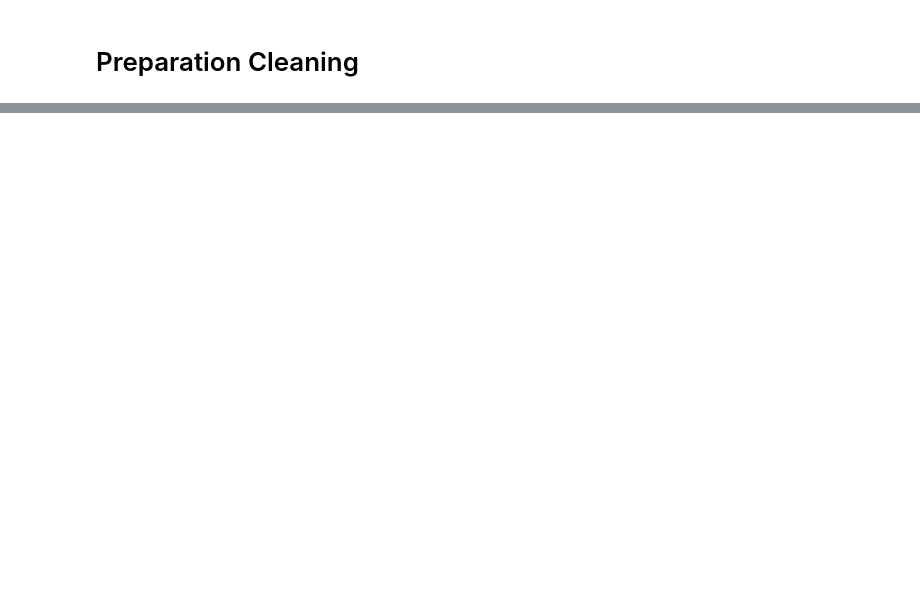
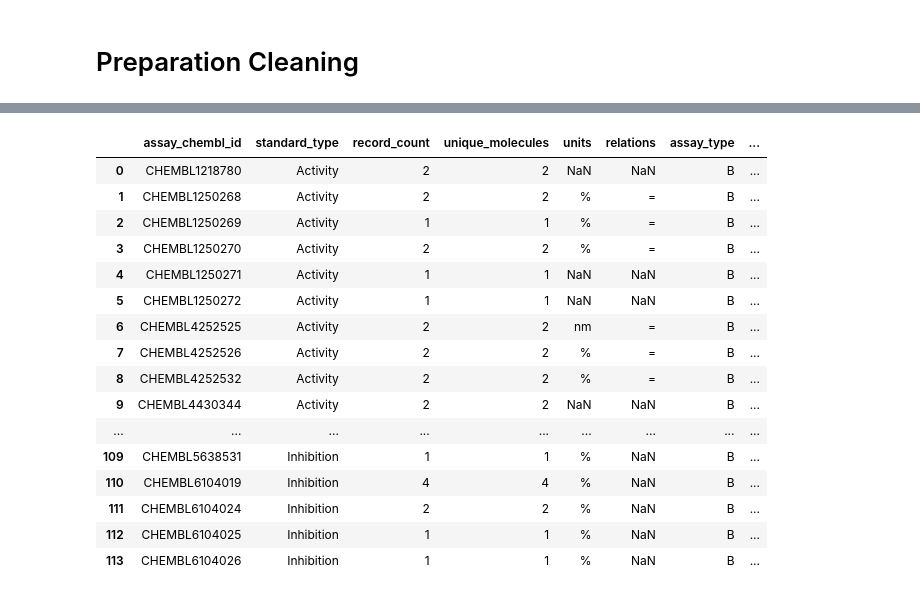
Before and after one commit to rzulnisfiann/PROJECT-SAINS-DATA, a Jupyter notebook: notebooks/03_data_cleaning_wrangling.ipynb, the cells around one changed output, grey strips where cells are left out. Saved outputs shown, nothing was run; the diff lists cells and outputs as text; code cells hidden in the pictures; blank space fills up the shorter version.

```diff
--- a/notebooks/03_data_cleaning_wrangling.ipynb
+++ b/notebooks/03_data_cleaning_wrangling.ipynb
@@ -7781,0 +7973,75 @@ print("\nALL FILES SAVED AND VERIFIED")
+# %%
+import pandas as pd
+
+CLEANED_DIR = OUTPUT_DIR / "01_Cleaned_Data"
+
+classification_path = (
+    CLEANED_DIR / "alpha_inhibition_activity_assay_classification.csv"
+)
+
+review_path = (
+    CLEANED_DIR / "alpha_inhibition_activity_assay_manual_review.csv"
+)
+
+group_summary_path = (
+    CLEANED_DIR / "alpha_inhibition_activity_assay_group_summary.csv"
+)
+
+classification = pd.read_csv(classification_path)
+manual_review = pd.read_csv(review_path)
+
+# 1. Ringkasan seluruh kelompok assay
+print("=" * 80)
+print("PROVISIONAL ASSAY GROUP SUMMARY")
+print("=" * 80)
+
+print(
+    classification.groupby(
+        "provisional_assay_group",
+        dropna=False
+    ).agg(
+        assay_groups=("assay_chembl_id", "nunique"),
+        total_records=("record_count", "sum"),
+        unique_molecules=("unique_molecules", "sum")
+    ).sort_values("total_records", ascending=False)
+)
+
+# 2. Seluruh 114 assay yang perlu direview
+print("\n" + "=" * 80)
+print("ALL ASSAYS REQUIRING MANUAL REVIEW")
+print("=" * 80)
+
+review_columns = [
+    "assay_chembl_id",
+    "standard_type",
+    "record_count",
+    "unique_molecules",
+    "units",
+    "relations",
+    "assay_type",
+    "assay_description"
+]
+
+review_display = (
+    manual_review[review_columns]
+    .sort_values(["standard_type", "assay_chembl_id"])
+)
+
+pd.set_option("display.max_rows", None)
+pd.set_option("display.max_colwidth", None)
+pd.set_option("display.width", 250)
+
+display(review_display)
+
+# 3. Cek apakah file group summary tersedia
+print("\n" + "=" * 80)
+print("GROUP SUMMARY FILE")
+print("=" * 80)
+
+if group_summary_path.exists():
+    group_summary = pd.read_csv(group_summary_path)
+    print("Shape:", group_summary.shape)
+    display(group_summary)
+else:
+    print("File tidak ditemukan:", group_summary_path)
+# %% [output]
@@ -7781,0 +8065,17 @@ print("\nALL FILES SAVED AND VERIFIED")
+|  | assay_chembl_id | standard_type | record_count | unique_molecules | units | relations | assay_type | ... |
+| 0 | CHEMBL1218780 | Activity | 2 | 2 | NaN | NaN | B | ... |
+| 1 | CHEMBL1250268 | Activity | 2 | 2 | % | = | B | ... |
+| 2 | CHEMBL1250269 | Activity | 1 | 1 | % | = | B | ... |
+| 3 | CHEMBL1250270 | Activity | 2 | 2 | % | = | B | ... |
+| 4 | CHEMBL1250271 | Activity | 1 | 1 | NaN | NaN | B | ... |
+| 5 | CHEMBL1250272 | Activity | 1 | 1 | NaN | NaN | B | ... |
+| 6 | CHEMBL4252525 | Activity | 2 | 2 | nm | = | B | ... |
+| 7 | CHEMBL4252526 | Activity | 2 | 2 | % | = | B | ... |
+| 8 | CHEMBL4252532 | Activity | 2 | 2 | % | = | B | ... |
+| 9 | CHEMBL4430344 | Activity | 2 | 2 | NaN | NaN | B | ... |
+| ... | ... | ... | ... | ... | ... | ... | ... | ... |
+| 109 | CHEMBL5638531 | Inhibition | 1 | 1 | % | NaN | B | ... |
+| 110 | CHEMBL6104019 | Inhibition | 4 | 4 | % | NaN | B | ... |
+| 111 | CHEMBL6104024 | Inhibition | 2 | 2 | % | NaN | B | ... |
+| 112 | CHEMBL6104025 | Inhibition | 1 | 1 | % | NaN | B | ... |
+| 113 | CHEMBL6104026 | Inhibition | 1 | 1 | % | NaN | B | ... |
```
Also changed, not shown: parts of 138 cells of this notebook.
